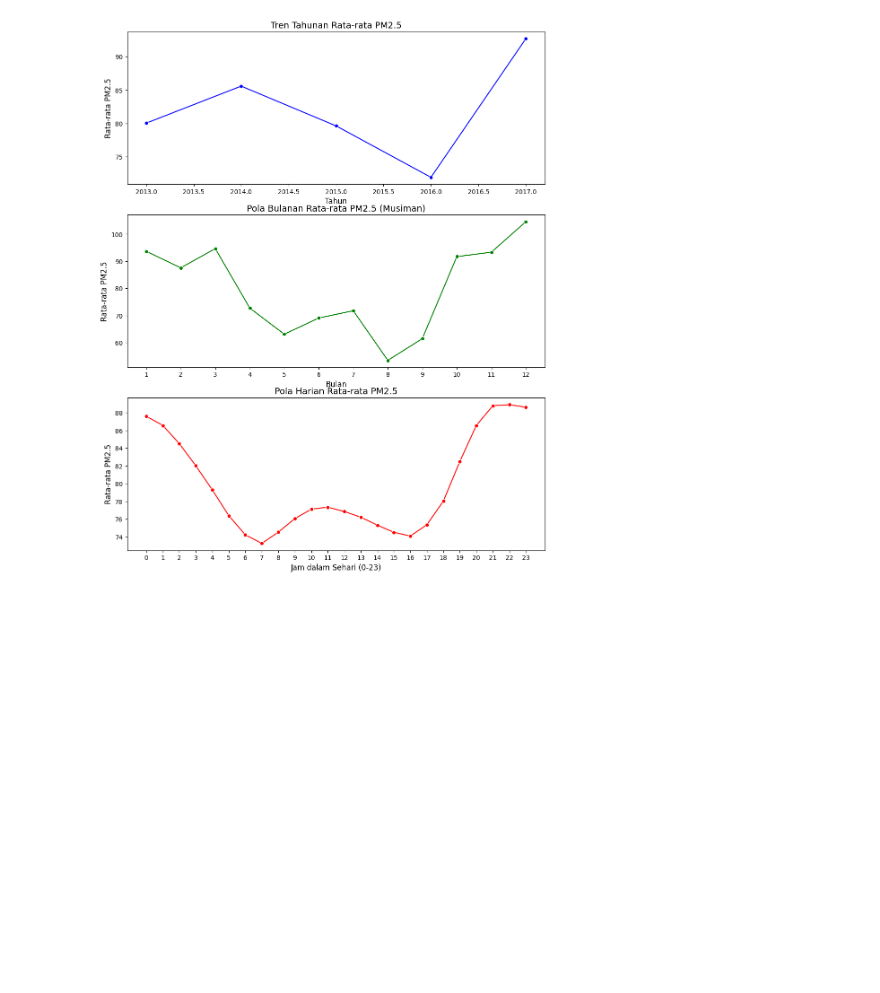
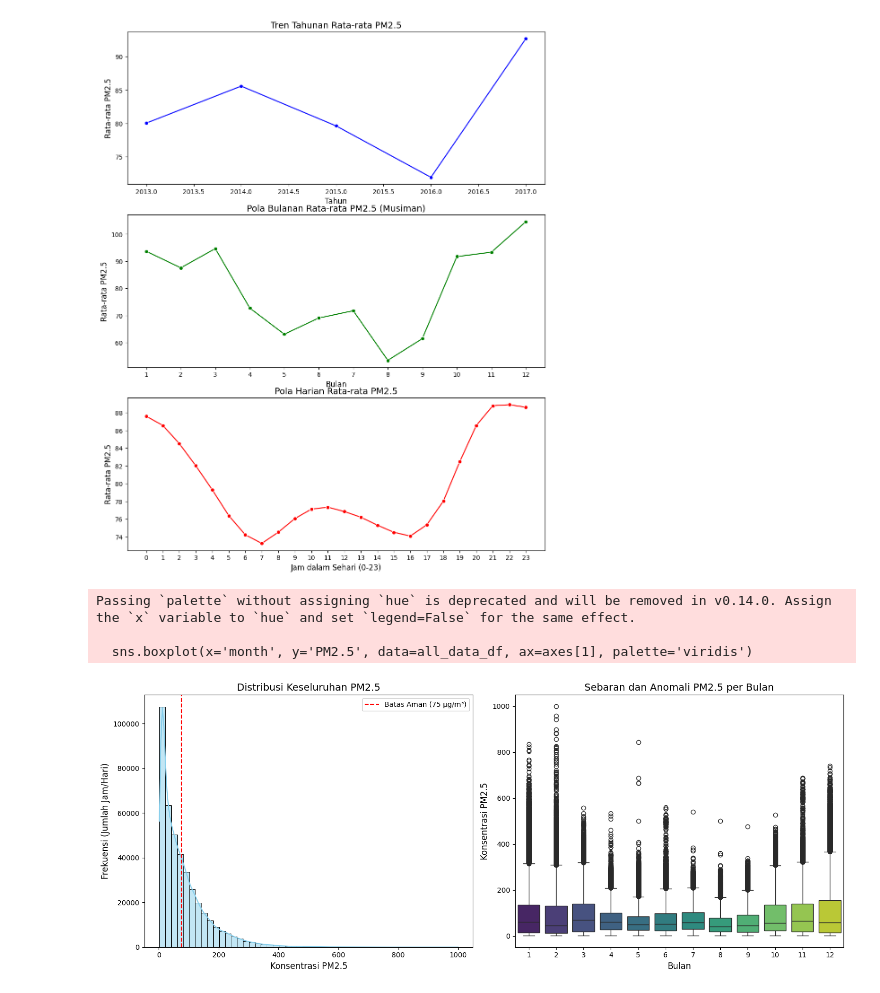
Before and after one commit to ndreyyan/data-analysis-air-quality, a Jupyter notebook: data.ipynb, the cells around one changed output. Cells and saved outputs as stored; diff of their text form; code cells hidden in the pictures; blank space fills up the shorter version.

```diff
--- a/data.ipynb
+++ b/data.ipynb
@@ -909,3 +909,25 @@ axes[2].set_xticks(range(0, 24))
  <matplotlib.axis.XTick at 0x...>,
  <matplotlib.axis.XTick at 0x...>]
 [figure]
+# %%
+fig, axes = plt.subplots(1, 2, figsize=(15, 6))
+sns.histplot(all_data_df['PM2.5'], bins=50, kde=True, ax=axes[0], color='skyblue')
+axes[0].set_title('Distribusi Keseluruhan PM2.5', fontsize=14)
+axes[0].set_xlabel('Konsentrasi PM2.5', fontsize=12)
+axes[0].set_ylabel('Frekuensi (Jumlah Jam/Hari)', fontsize=12)
+
+axes[0].axvline(x=75, color='red', linestyle='--', label='Batas Aman (75 µg/m³)')
+axes[0].legend()
+
+sns.boxplot(x='month', y='PM2.5', data=all_data_df, ax=axes[1], palette='viridis')
+axes[1].set_title('Sebaran dan Anomali PM2.5 per Bulan', fontsize=14)
+axes[1].set_xlabel('Bulan', fontsize=12)
+axes[1].set_ylabel('Konsentrasi PM2.5', fontsize=12)
+
+plt.tight_layout()
+plt.show()
+# %% [output]
+Passing `palette` without assigning `hue` is deprecated and will be removed in v0.14.0. Assign the `x` variable to `hue` and set `legend=False` for the same effect.
+
+  sns.boxplot(x='month', y='PM2.5', data=all_data_df, ax=axes[1], palette='viridis')
+[figure, added]
```
